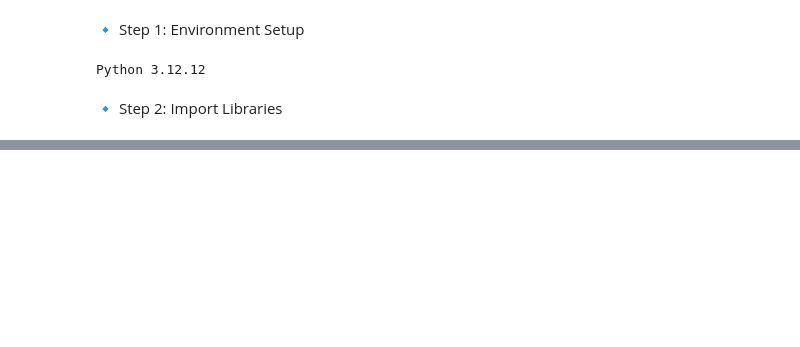
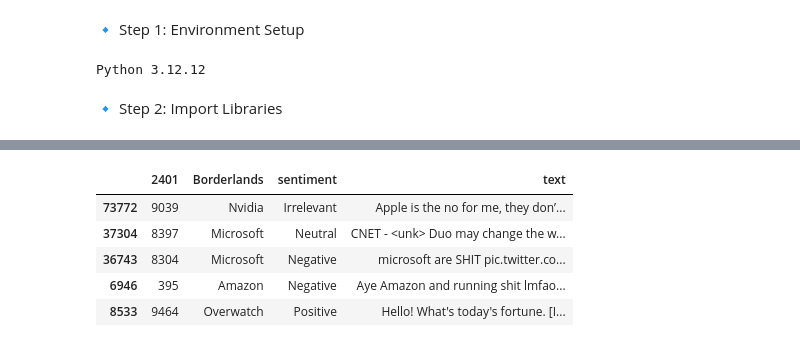
Before and after one commit to touhid0503/Sentiment_Analysis_System, a Jupyter notebook: sentiment_analysis_system.ipynb, the cells around one changed output, grey strips where cells are left out. Cells and saved outputs as stored; diff of their text form; code cells hidden in the pictures; blank space fills up the shorter version.

```diff
--- a/sentiment_analysis_system.ipynb
+++ b/sentiment_analysis_system.ipynb
@@ -28,0 +60,9 @@ from tensorflow.keras.callbacks import EarlyStopping
+# %%
+df.sample(5)
+# %% [output]
+|  | 2401 | Borderlands | sentiment | text |
+| 73772 | 9039 | Nvidia | Irrelevant | Apple is the no for me, they don’... |
+| 37304 | 8397 | Microsoft | Neutral | CNET - <unk> Duo may change the w... |
+| 36743 | 8304 | Microsoft | Negative | microsoft are SHIT pic.twitter.co... |
+| 6946 | 395 | Amazon | Negative | Aye Amazon and running shit lmfao... |
+| 8533 | 9464 | Overwatch | Positive | Hello! What's today's fortune. [I... |
```
Also changed, not shown: parts of 14 cells of this notebook.
